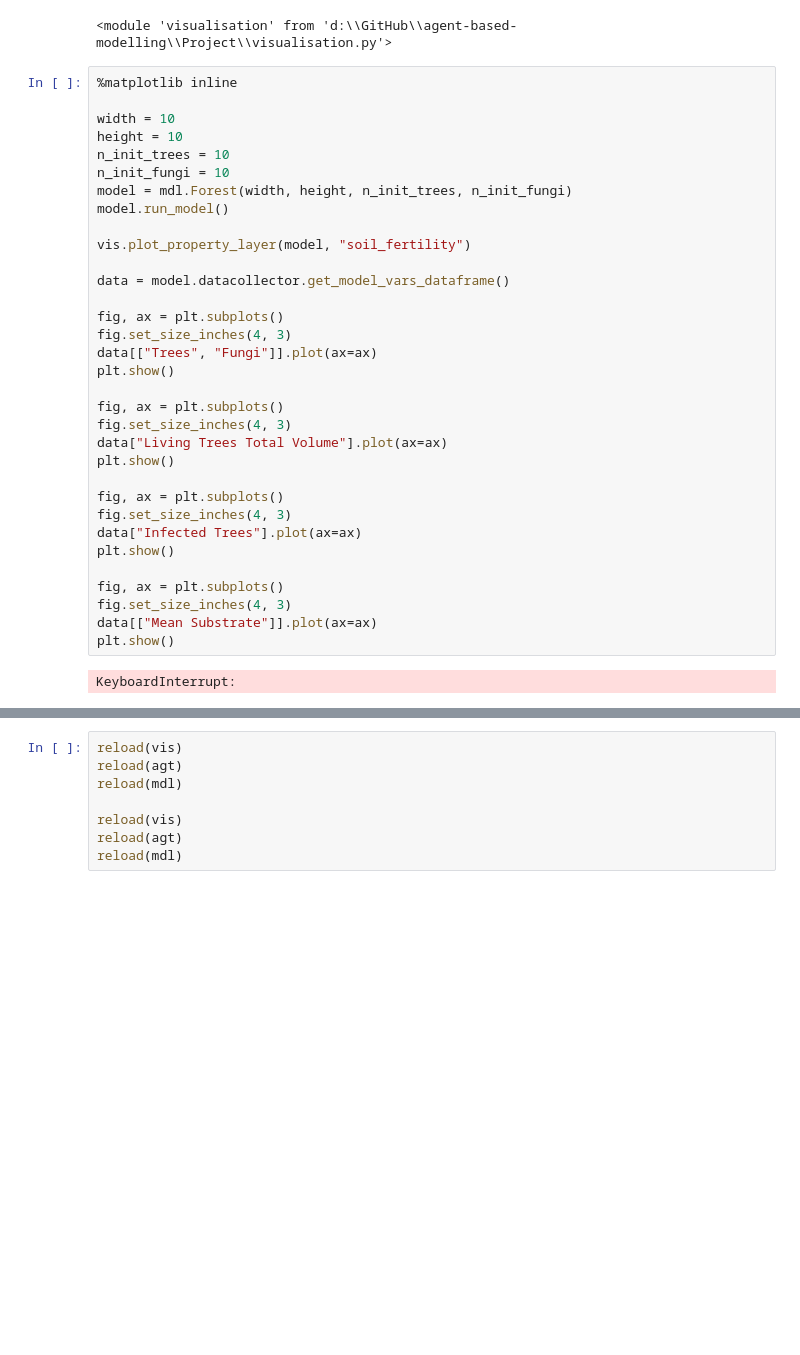
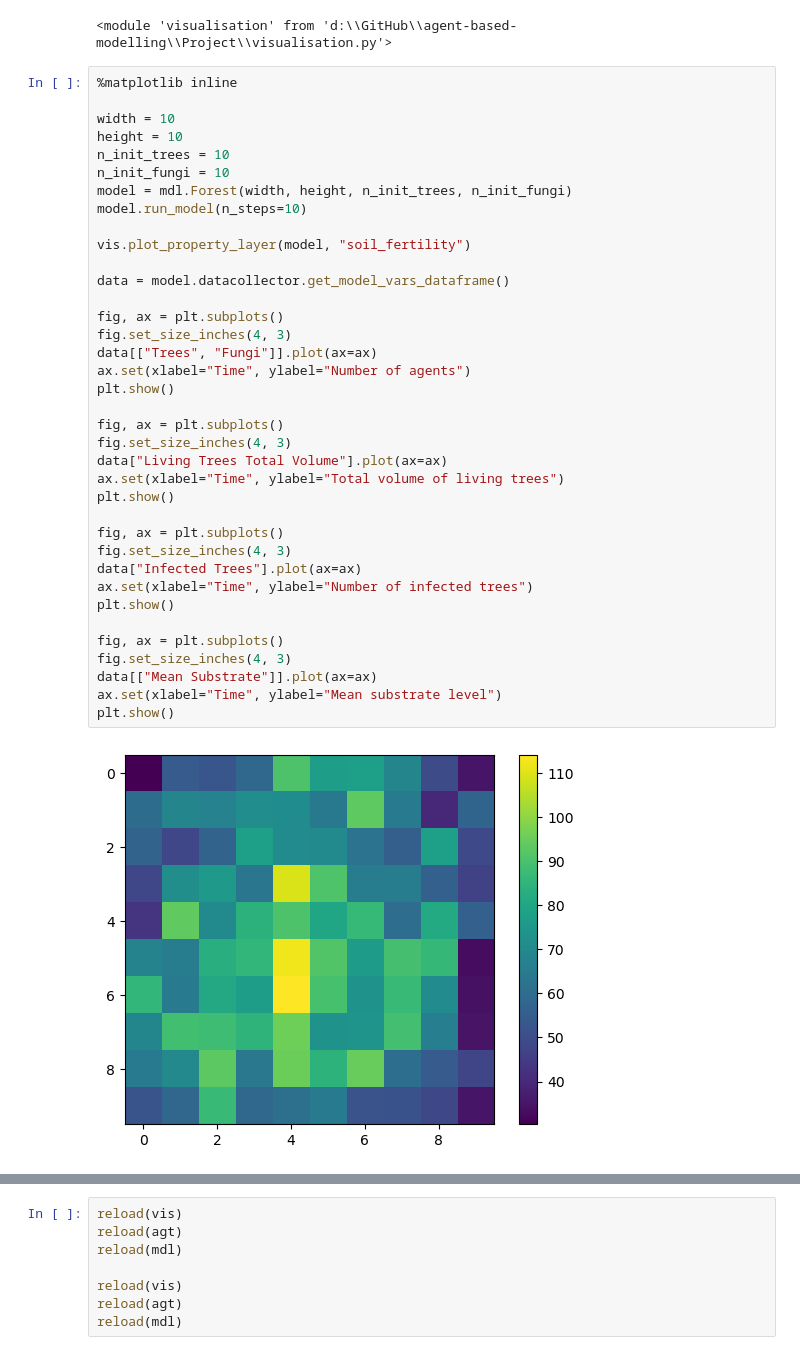
Before and after one commit to mboyan/agent-based-modelling, a Jupyter notebook: Project/ABM_Project.ipynb, the cells around one changed output, grey strips where cells are left out. Drawn from its saved outputs; the diff is of its cells as text; blank space fills up the shorter version.

```diff
--- a/Project/ABM_Project.ipynb
+++ b/Project/ABM_Project.ipynb
@@ -26,32 +26,36 @@ reload(vis)
 width = 10
 height = 10
 n_init_trees = 10
 n_init_fungi = 10
 model = mdl.Forest(width, height, n_init_trees, n_init_fungi)
-model.run_model()
+model.run_model(n_steps=10)
 
 vis.plot_property_layer(model, "soil_fertility")
 
 data = model.datacollector.get_model_vars_dataframe()
 
 fig, ax = plt.subplots()
 fig.set_size_inches(4, 3)
 data[["Trees", "Fungi"]].plot(ax=ax)
+ax.set(xlabel="Time", ylabel="Number of agents")
 plt.show()
 
 fig, ax = plt.subplots()
 fig.set_size_inches(4, 3)
 data["Living Trees Total Volume"].plot(ax=ax)
+ax.set(xlabel="Time", ylabel="Total volume of living trees")
 plt.show()
 
 fig, ax = plt.subplots()
 fig.set_size_inches(4, 3)
 data["Infected Trees"].plot(ax=ax)
+ax.set(xlabel="Time", ylabel="Number of infected trees")
 plt.show()
 
 fig, ax = plt.subplots()
 fig.set_size_inches(4, 3)
 data[["Mean Substrate"]].plot(ax=ax)
+ax.set(xlabel="Time", ylabel="Mean substrate level")
 plt.show()
 # %% [output]
-KeyboardInterrupt:
+[figure, added]
```
Also changed, not shown: parts of 2 cells of this notebook, 2 other files.
